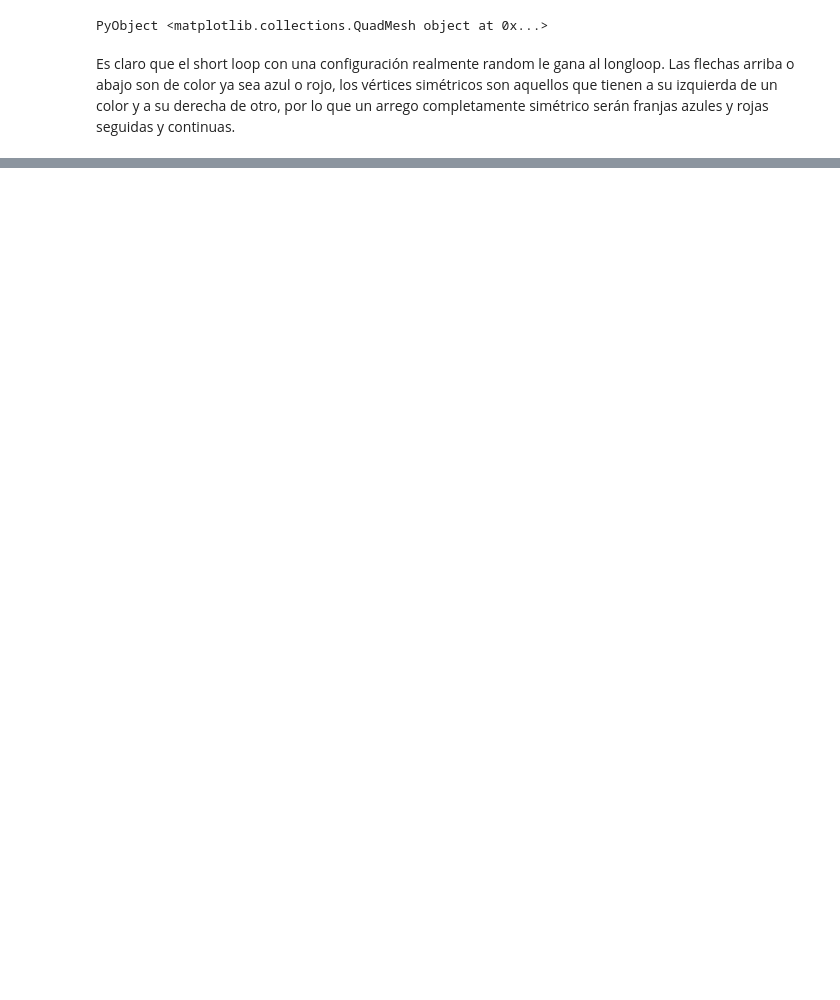
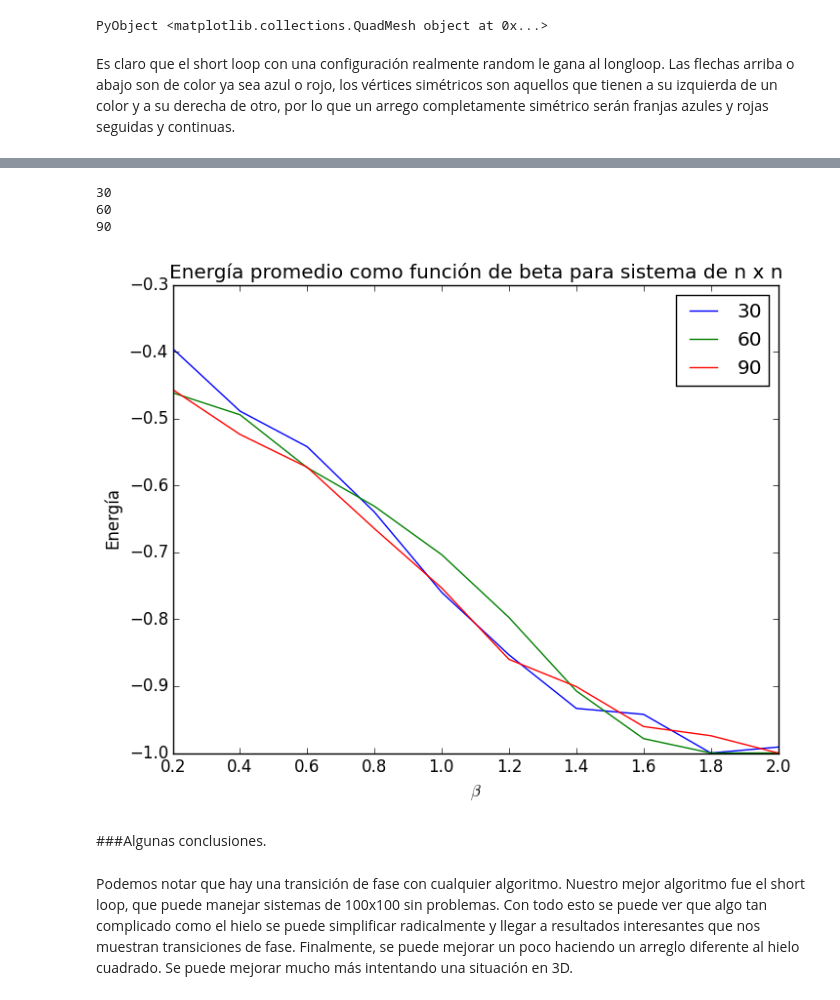
Before and after one commit to jorgeerrz/Hielo, a Jupyter notebook: Proyecto final.ipynb, the cells around one changed output, grey strips where cells are left out. Saved outputs shown, nothing was run; the diff lists cells and outputs as text; code cells hidden in the pictures; blank space fills up the shorter version.

```diff
--- a/Proyecto final.ipynb
+++ b/Proyecto final.ipynb
@@ -1350,0 +1405,34 @@ Es claro que el short loop con una configuración realmente random le gana al lo
+# %%
+for n in 30:30:100
+    new_start=Config(n)
+    for t in 1:10000
+        new_start=Long_loop(new_start)
+    end
+    betas=[]
+    energías=[]
+    for i in 1:10
+        β=i*0.2
+        push!(betas,β)
+        for t in 1:800000
+            new_start=Short_loop_E(new_start,1/β)
+        end
+        e=Energía(new_start)
+        push!(energías,e)
+    end
+    println(n)
+    energías/=abs(minimum(energías))
+    title("Energía promedio como función de beta para sistema de n x n")
+    xlabel(L"$\beta$")
+    ylabel("Energía")
+    plot(betas,energías, label=n)
+    legend()
+end
+# %% [output]
+30
+60
+90
+[figure, added]
+# %% [markdown]
+###Algunas conclusiones.
+# %% [markdown]
+Podemos notar que hay una transición de fase con cualquier algoritmo. Nuestro mejor algoritmo fue el short loop, que puede manejar sistemas de 100x100 sin problemas. Con todo esto se puede ver que algo tan complicado como el hielo se puede simplificar radicalmente y llegar a resultados interesantes que nos muestran transiciones de fase. Finalmente, se puede mejorar un poco haciendo un arreglo diferente al hielo cuadrado. Se puede mejorar mucho más intentando una situación en 3D.
```
Also changed, not shown: parts of 29 cells of this notebook.
